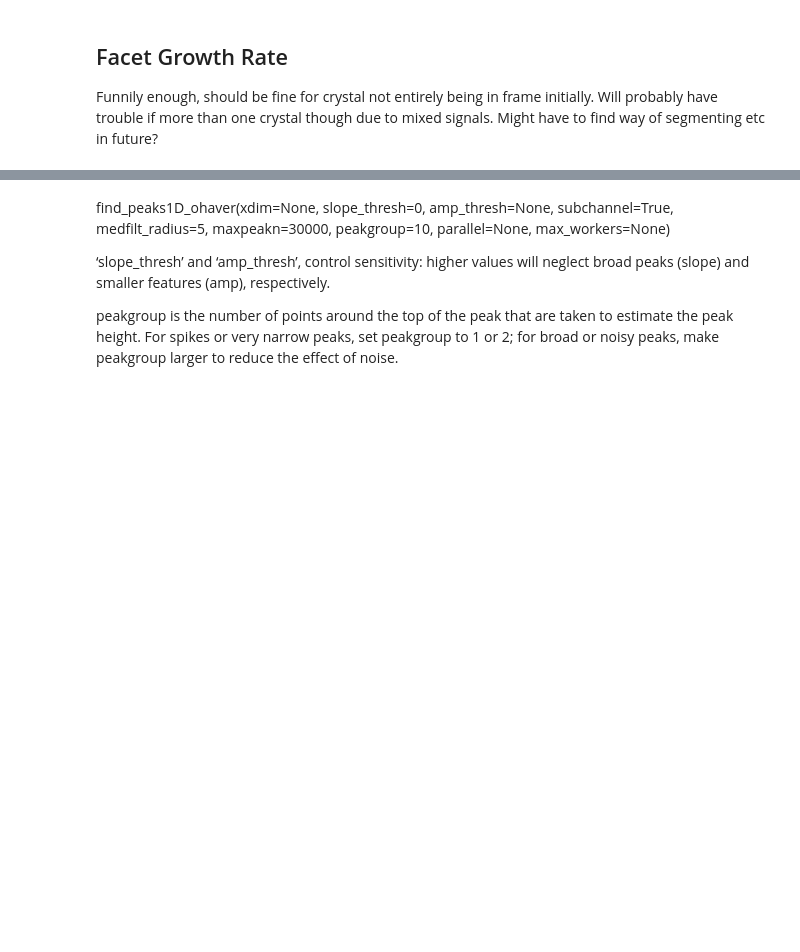
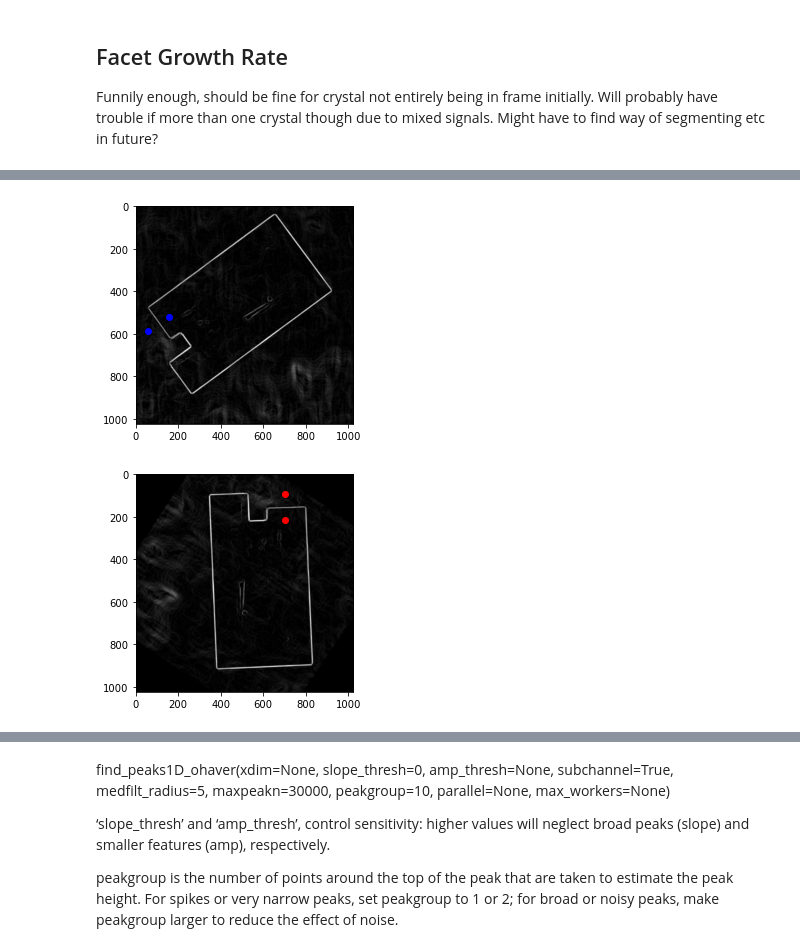
Before and after one commit to ESaundersNano/Mini-1-Multidimensional-analysis-of-perovskite-growth, a Jupyter notebook: optical_image_growth_rate.ipynb, the cells around one changed output, grey strips where cells are left out. Cells and saved outputs as stored; diff of their text form; code cells hidden in the pictures; blank space fills up the shorter version.

```diff
--- a/optical_image_growth_rate.ipynb
+++ b/optical_image_growth_rate.ipynb
@@ -97,0 +105,4 @@ Contour extraction for area estimation assumes a single large crystal growing en
+# %%
+%matplotlib qt
+s = hs.signals.Signal2D(binary_images)
+s.plot()
@@ -194,0 +340,39 @@ def find_alignment(im, step_degree=1):
+# %%
+def image_rotation_by_manual_line(im, line_points):
+    """
+    Possible all my sign flips are solving a problem they create, but I know it works right now.
+
+    could improve by using find alignment with a crop box or something to make line perpendicular to a selected facet in this function or maybe manual detection.
+    """
+    line=line_points[1]-line_points[0]
+    line[1]=-line[1] # weird sign flip that works out
+    angle=angle_between(line)
+    if line_points[0][0]>line_points[1][0]: # accounts properly for sign rotation angle needs to be to align with vertical
+        angle=-angle
+
+    row, col = im.shape
+    image_centre = tuple(np.array([row, col])/2)
+
+    rotated_image = rotate_image(im, angle)
+    rotated_line_points=[rotate(image_centre, point, -angle) for point in line_points] # Need -angle for sign convention reasons, it works
+
+    return np.array(rotated_image), np.array(rotated_line_points), angle
+# %%
+%matplotlib qt
+test_image=images[0].copy()
+test_image=get_outline(test_image)
+line_points=(manual_detection(test_image))[0]
+rotated_image, rotated_line_points, angle = image_rotation_by_manual_line(test_image, line_points)
+# %%
+%matplotlib inline
+plt.imshow((test_image), cmap='Greys_r')
+plt.scatter(line_points[0][0],line_points[0][1], color="blue")
+plt.scatter(line_points[1][0],line_points[1][1], color="blue")
+plt.show()
+plt.imshow(rotated_image, cmap='Greys_r')
+plt.scatter(rotated_line_points[0][0], rotated_line_points[0][1], color="red")
+plt.scatter(rotated_line_points[1][0], rotated_line_points[1][1], color="red")
+plt.show()
+# %% [output]
+[figure, added]
+[figure, added]
```
Also changed, not shown: parts of 34 cells of this notebook, 4 other files.
